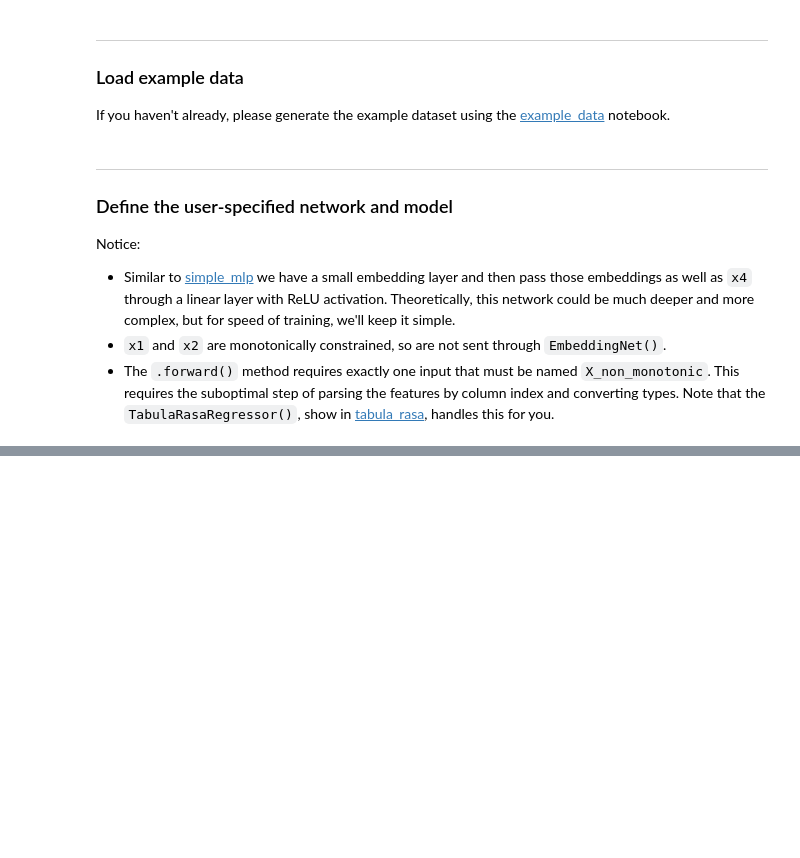
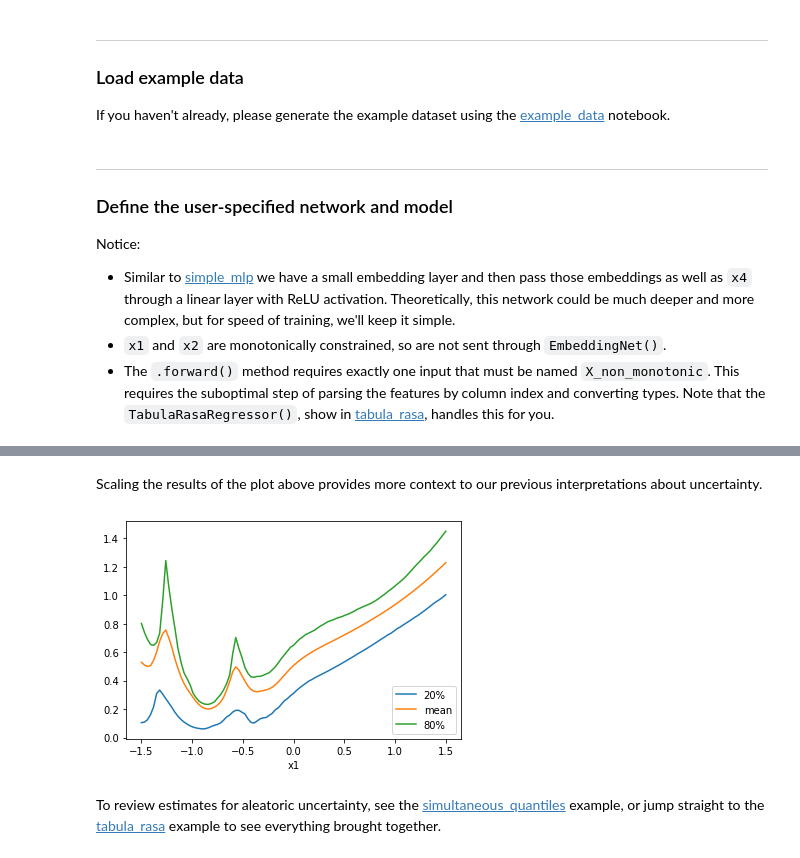
Before and after one commit to djarpin/tabularasa, a Jupyter notebook: examples/mixed_monotonic.ipynb, the cells around one changed output, grey strips where cells are left out. Cells and saved outputs as stored; diff of their text form; code cells hidden in the pictures; blank space fills up the shorter version.

```diff
--- a/examples/mixed_monotonic.ipynb
+++ b/examples/mixed_monotonic.ipynb
@@ -160,0 +225,23 @@ Epistemic uncertainty is high below -1 (where training data starts and is relati
+# %%
+uncertainties = []
+for q in np.linspace(-1.5, 1.5, 101):
+    dfc = df.copy()
+    dfc['x1'] = q
+    dfc['x1'] = dfc['x1'].astype('float32')
+    p = ocr.scaled_predict(np.concatenate([dfc[['x1', 'x2', 'x4']],
+                                           model.predict({'X_monotonic': dfc[['x1', 'x2']].values,
+                                                          'X_non_monotonic': dfc[['x3', 'x4']].values},
+                                                         last_hidden_layer=True)], axis=1))
+    p = pd.DataFrame(pd.Series(p).describe(percentiles=quantiles)).T
+    p['x1'] = q
+    uncertainties.append(p)
+uncertainties = pd.concat(uncertainties, axis=0)
+# %% [markdown]
+Scaling the results of the plot above provides more context to our previous interpretations about uncertainty.
+# %%
+uncertainties.plot(x='x1', y=['20%', 'mean', '80%'])
+plt.show()
+# %% [output]
+[figure, added]
+# %% [markdown]
+To review estimates for aleatoric uncertainty, see the [simultaneous_quantiles](./simultaneous_quantiles.ipynb) example, or jump straight to the [tabula_rasa](./tabula_rasa.ipynb) example to see everything brought together.
```
Also changed, not shown: parts of 22 cells of this notebook, 4 other files.
